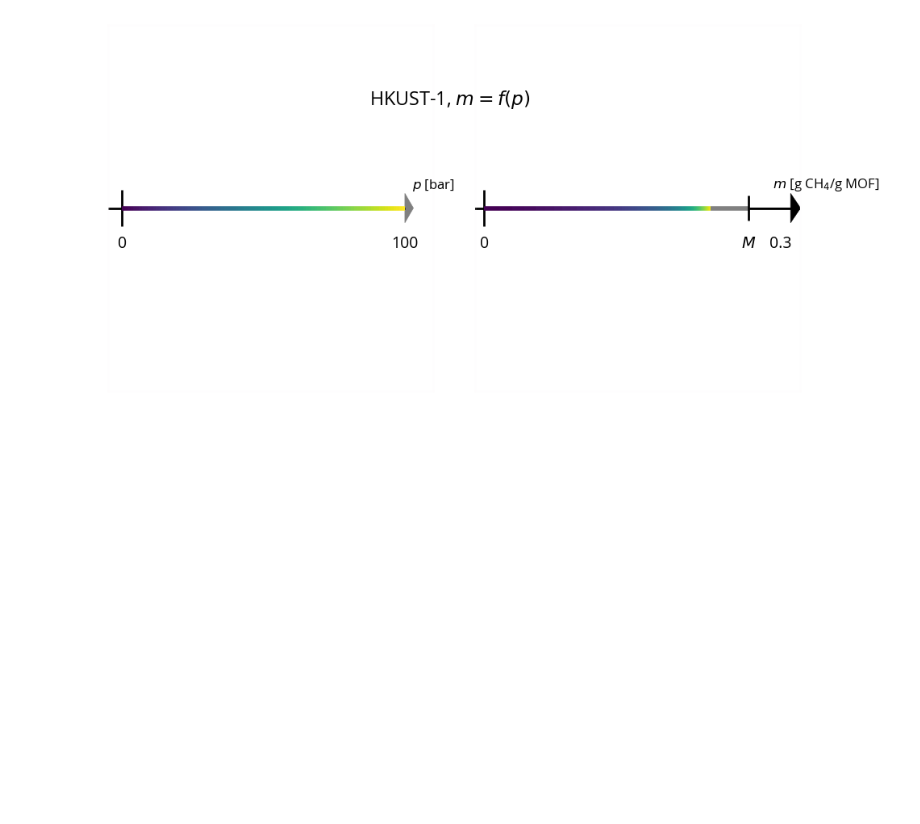
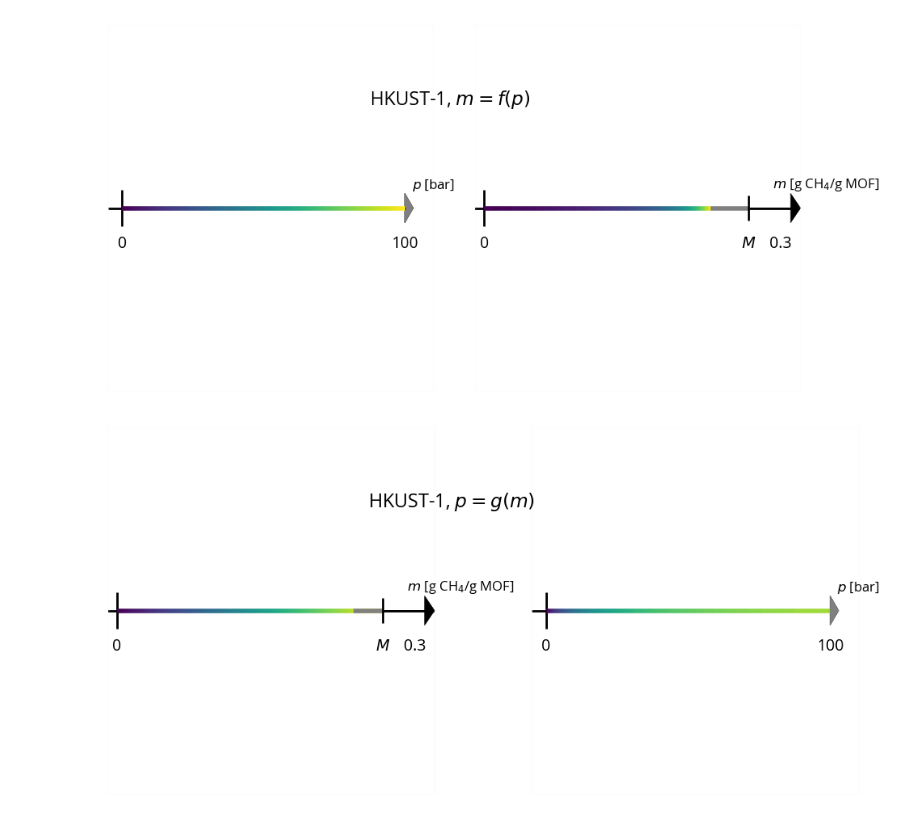
Before and after one commit to SimonEnsemble/nonlinear_sensing, a Jupyter notebook: one_d_sensing/1D sensing.ipynb, the cells around one changed output. Drawn from its saved outputs; the diff is of its cells as text; code cells hidden in the pictures; blank space fills up the shorter version.

```diff
--- a/one_d_sensing/1D sensing.ipynb
+++ b/one_d_sensing/1D sensing.ipynb
@@ -298,3 +303,35 @@ suptitle(mof * L", $m = f(p)$", x=0.45, y=0.8)
 plt.tight_layout()
 # %% [output]
 [figure]
+# %%
+mof = "HKUST-1"
+
+fig, axs = subplots(1, 2, figsize=(10, 5), sharey=true)
+
+# Set up line segment with arrow head
+set_axes(2, 1)
+
+# Set colors on p
+n_lines = 100
+masses = range(0.0, params[mof]["M"], length=n_lines+1)
+colors = plt.cm.viridis.(range(0, 1, length=n_lines))
+for i = 1:n_lines
+    axs[1].hlines(0.0, masses[i], masses[i+1], color=colors[i], linewidth=4)
+    p_min = g(masses[i], mof)
+    p_max = g(masses[i+1], mof)
+    if p_min <= 100
+        axs[2].hlines(0.0, p_min, p_max, color=colors[i], clip_on=false, linewidth=4)
+    end
+end
+
+#make end of m line grey
+axs[1].hlines(0.0, masses[n_lines-10], params[mof]["M"], color="grey", linewidth=4)
+
+axs[1].vlines(params[mof]["M"], - bar_height / 3.0, bar_height / 3.0, lw=2)
+axs[1].text(params[mof]["M"], -bar_height * 1.1, L"$M$", horizontalalignment="center")
+axs[2].arrow(99.9, 0.0, 0.10, 0.0, head_width=0.8, head_length=3, color="grey", clip_on=false, zorder=1000)
+suptitle(mof * L", $p = g(m)$", x=0.45, y=0.8)
+plt.tight_layout()
+savefig("HKUST1_1D.pdf", format="pdf", bbox_inches="tight")
+# %% [output]
+[figure, added]
```
Also changed, not shown: parts of 6 cells of this notebook.
